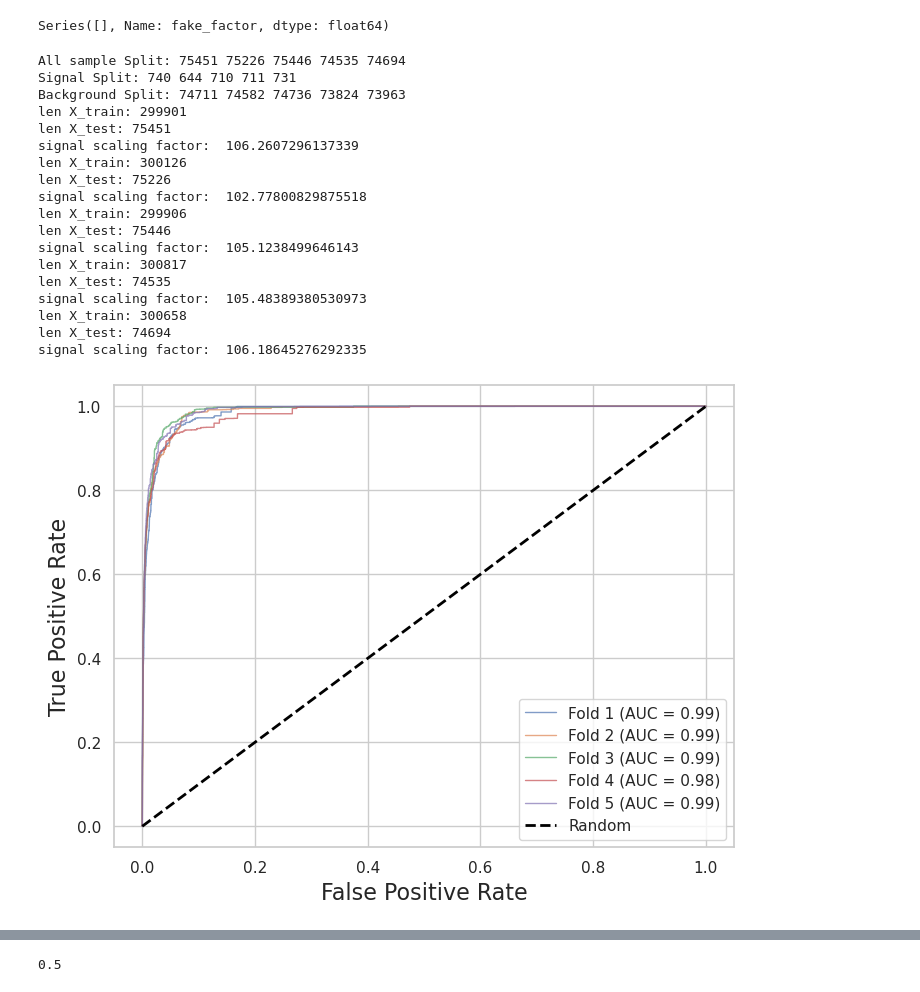
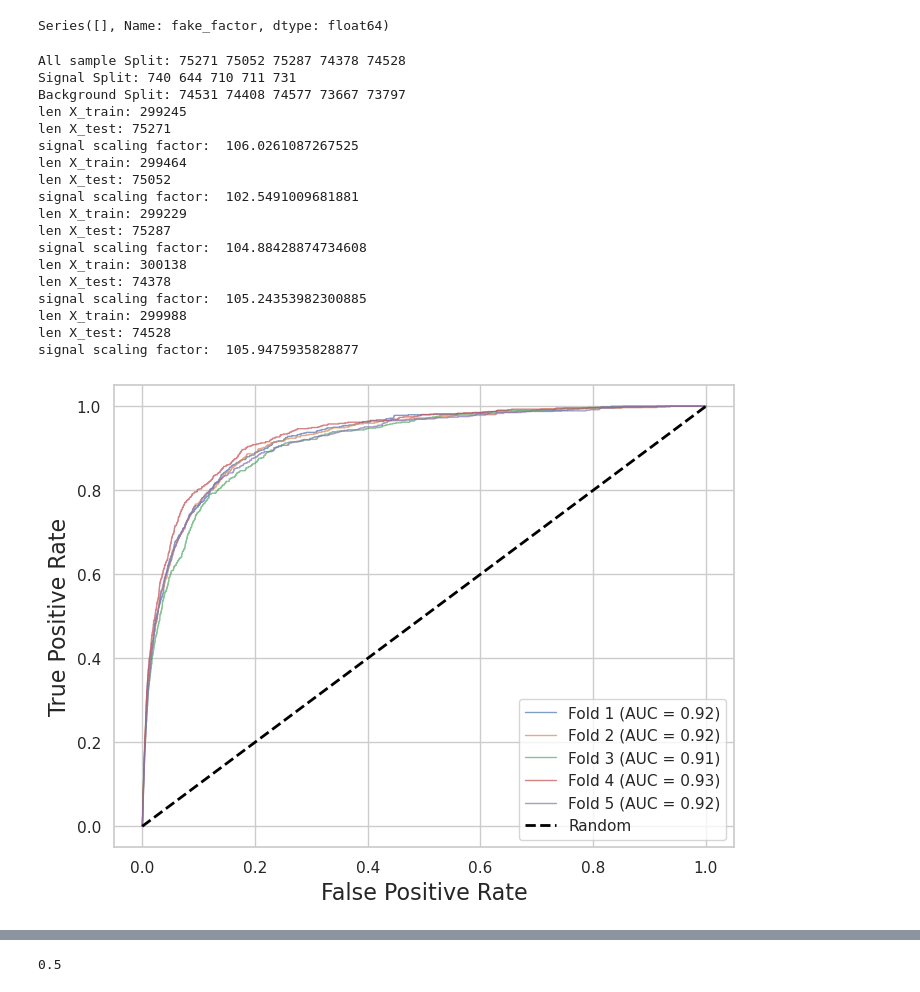
Before and after one commit to alig146/DiTau, a Jupyter notebook: analysis/Ana_v6.ipynb, the cells around one changed output, grey strips where cells are left out. Saved outputs shown, nothing was run; the diff lists cells and outputs as text; code cells hidden in the pictures.

```diff
--- a/analysis/Ana_v6.ipynb
+++ b/analysis/Ana_v6.ipynb
@@ -554,6 +581,6 @@ zll_plot = Var(zll_cut)
 # %%
 data_plot = Data_Var(data_cut)
 data_s = np.array(data_plot).T
-data_plot = pd.DataFrame(data_s, columns=['leadsubjet_pT', 'subleadsubjet_pT', 'visible_ditau_m', 'met', 'collinear_mass', 'met_sig', 'met_phi', 'event_number', 'k_t', 'kappa', 'delta_R', 'delta_phi', 'delta_eta', 'combined_weights', 'fake_factor'])
+data_plot = pd.DataFrame(data_s, columns=['subjet_pt', 'leadsubjet_pt', 'subleadsubjet_pt', 'visible_ditau_m', 'met', 'collinear_mass', 'met_sig', 'met_phi', 'event_number', 'k_t', 'kappa', 'delta_R', 'delta_phi', 'delta_eta', 'combined_weights', 'fake_factor'])
 print(len(data_plot))
 # %% [output]
@@ -561,17 +588,17 @@ print(len(data_plot))
 # %%
 #convert signal and background to pandas dataframe
-ggh_plot = pd.DataFrame(np.array(ggh_plot).T, columns=['leadsubjet_pT', 'subleadsubjet_pT', 'visible_ditau_m', 'met', 'collinear_mass', 'met_sig', 'met_phi', 'event_number', 'k_t', 'kappa', 'delta_R', 'delta_phi', 'delta_eta', 'combined_weights', 'fake_factor'])
-vbfh_plot = pd.DataFrame(np.array(vbfh_plot).T, columns=['leadsubjet_pT', 'subleadsubjet_pT', 'visible_ditau_m', 'met', 'collinear_mass', 'met_sig', 'met_phi', 'event_number', 'k_t', 'kappa', 'delta_R', 'delta_phi', 'delta_eta', 'combined_weights', 'fake_factor'])
-wh_plot = pd.DataFrame(np.array(wh_plot).T, columns=['leadsubjet_pT', 'subleadsubjet_pT', 'visible_ditau_m', 'met', 'collinear_mass', 'met_sig', 'met_phi', 'event_number', 'k_t', 'kappa', 'delta_R', 'delta_phi', 'delta_eta', 'combined_weights', 'fake_factor'])
-zh_plot = pd.DataFrame(np.array(zh_plot).T, columns=['leadsubjet_pT', 'subleadsubjet_pT', 'visible_ditau_m', 'met', 'collinear_mass', 'met_sig', 'met_phi', 'event_number', 'k_t', 'kappa', 'delta_R', 'delta_phi', 'delta_eta', 'combined_weights', 'fake_factor'])
-tth_plot = pd.DataFrame(np.array(tth_plot).T, columns=['leadsubjet_pT', 'subleadsubjet_pT', 'visible_ditau_m', 'met', 'collinear_mass', 'met_sig', 'met_phi', 'event_number', 'k_t', 'kappa', 'delta_R', 'delta_phi', 'delta_eta', 'combined_weights', 'fake_factor'])
+ggh_plot = pd.DataFrame(np.array(ggh_plot).T, columns=['subjet_pt', 'leadsubjet_pt', 'subleadsubjet_pt', 'visible_ditau_m', 'met', 'collinear_mass', 'met_sig', 'met_phi', 'event_number', 'k_t', 'kappa', 'delta_R', 'delta_phi', 'delta_eta', 'combined_weights', 'fake_factor'])
+vbfh_plot = pd.DataFrame(np.array(vbfh_plot).T, columns=['subjet_pt', 'leadsubjet_pt', 'subleadsubjet_pt', 'visible_ditau_m', 'met', 'collinear_mass', 'met_sig', 'met_phi', 'event_number', 'k_t', 'kappa', 'delta_R', 'delta_phi', 'delta_eta', 'combined_weights', 'fake_factor'])
+wh_plot = pd.DataFrame(np.array(wh_plot).T, columns=['subjet_pt', 'leadsubjet_pt', 'subleadsubjet_pt', 'visible_ditau_m', 'met', 'collinear_mass', 'met_sig', 'met_phi', 'event_number', 'k_t', 'kappa', 'delta_R', 'delta_phi', 'delta_eta', 'combined_weights', 'fake_factor'])
+zh_plot = pd.DataFrame(np.array(zh_plot).T, columns=['subjet_pt', 'leadsubjet_pt', 'subleadsubjet_pt', 'visible_ditau_m', 'met', 'collinear_mass', 'met_sig', 'met_phi', 'event_number', 'k_t', 'kappa', 'delta_R', 'delta_phi', 'delta_eta', 'combined_weights', 'fake_factor'])
+tth_plot = pd.DataFrame(np.array(tth_plot).T, columns=['subjet_pt', 'leadsubjet_pt', 'subleadsubjet_pt', 'visible_ditau_m', 'met', 'collinear_mass', 'met_sig', 'met_phi', 'event_number', 'k_t', 'kappa', 'delta_R', 'delta_phi', 'delta_eta', 'combined_weights', 'fake_factor'])
 
-vv_plot = pd.DataFrame(np.array(vv_plot).T, columns=['leadsubjet_pT', 'subleadsubjet_pT', 'visible_ditau_m', 'met', 'collinear_mass', 'met_sig', 'met_phi', 'event_number', 'k_t', 'kappa', 'delta_R', 'delta_phi', 'delta_eta', 'combined_weights', 'fake_factor'])
-top_plot = pd.DataFrame(np.array(top_plot).T, columns=['leadsubjet_pT', 'subleadsubjet_pT', 'visible_ditau_m', 'met', 'collinear_mass', 'met_sig', 'met_phi', 'event_number', 'k_t', 'kappa', 'delta_R', 'delta_phi', 'delta_eta', 'combined_weights', 'fake_factor'])
-ztt_plot = pd.DataFrame(np.array(ztt_plot).T, columns=['leadsubjet_pT', 'subleadsubjet_pT', 'visible_ditau_m', 'met', 'collinear_mass', 'met_sig', 'met_phi', 'event_number', 'k_t', 'kappa', 'delta_R', 'delta_phi', 'delta_eta', 'combined_weights', 'fake_factor'])
-ttv_plot = pd.DataFrame(np.array(ttv_plot).T, columns=['leadsubjet_pT', 'subleadsubjet_pT', 'visible_ditau_m', 'met', 'collinear_mass', 'met_sig', 'met_phi', 'event_number', 'k_t', 'kappa', 'delta_R', 'delta_phi', 'delta_eta', 'combined_weights', 'fake_factor'])
-w_plot = pd.DataFrame(np.array(w_plot).T, columns=['leadsubjet_pT', 'subleadsubjet_pT', 'visible_ditau_m', 'met', 'collinear_mass', 'met_sig', 'met_phi', 'event_number', 'k_t', 'kappa', 'delta_R', 'delta_phi', 'delta_eta', 'combined_weights', 'fake_factor'])
-zll_plot = pd.DataFrame(np.array(zll_plot).T, columns=['leadsubjet_pT', 'subleadsubjet_pT', 'visible_ditau_m', 'met', 'collinear_mass', 'met_sig', 'met_phi', 'event_number', 'k_t', 'kappa', 'delta_R', 'delta_phi', 'delta_eta', 'combined_weights', 'fake_factor'])
+vv_plot = pd.DataFrame(np.array(vv_plot).T, columns=['subjet_pt', 'leadsubjet_pt', 'subleadsubjet_pt', 'visible_ditau_m', 'met', 'collinear_mass', 'met_sig', 'met_phi', 'event_number', 'k_t', 'kappa', 'delta_R', 'delta_phi', 'delta_eta', 'combined_weights', 'fake_factor'])
+top_plot = pd.DataFrame(np.array(top_plot).T, columns=['subjet_pt', 'leadsubjet_pt', 'subleadsubjet_pt', 'visible_ditau_m', 'met', 'collinear_mass', 'met_sig', 'met_phi', 'event_number', 'k_t', 'kappa', 'delta_R', 'delta_phi', 'delta_eta', 'combined_weights', 'fake_factor'])
+ztt_plot = pd.DataFrame(np.array(ztt_plot).T, columns=['subjet_pt', 'leadsubjet_pt', 'subleadsubjet_pt', 'visible_ditau_m', 'met', 'collinear_mass', 'met_sig', 'met_phi', 'event_number', 'k_t', 'kappa', 'delta_R', 'delta_phi', 'delta_eta', 'combined_weights', 'fake_factor'])
+ttv_plot = pd.DataFrame(np.array(ttv_plot).T, columns=['subjet_pt', 'leadsubjet_pt', 'subleadsubjet_pt', 'visible_ditau_m', 'met', 'collinear_mass', 'met_sig', 'met_phi', 'event_number', 'k_t', 'kappa', 'delta_R', 'delta_phi', 'delta_eta', 'combined_weights', 'fake_factor'])
+w_plot = pd.DataFrame(np.array(w_plot).T, columns=['subjet_pt', 'leadsubjet_pt', 'subleadsubjet_pt', 'visible_ditau_m', 'met', 'collinear_mass', 'met_sig', 'met_phi', 'event_number', 'k_t', 'kappa', 'delta_R', 'delta_phi', 'delta_eta', 'combined_weights', 'fake_factor'])
+zll_plot = pd.DataFrame(np.array(zll_plot).T, columns=['subjet_pt', 'leadsubjet_pt', 'subleadsubjet_pt', 'visible_ditau_m', 'met', 'collinear_mass', 'met_sig', 'met_phi', 'event_number', 'k_t', 'kappa', 'delta_R', 'delta_phi', 'delta_eta', 'combined_weights', 'fake_factor'])
 # %%
 len(vbfh_plot), len(ggh_plot), len(wh_plot), len(zh_plot), len(tth_plot), len(vv_plot), len(top_plot), len(ztt_plot), len(ttv_plot), len(w_plot), len(zll_plot)
 # %% [output]
@@ -1040,17 +1052,13 @@ df = pd.concat([data_plot, ggh_plot, vbfh_plot, wh_plot, zh_plot, tth_plot, vv_p
 #     'visible_ditau_m', 'k_t', 'delta_R', 'combined_weights', 'label'
 # ]
 training_var = [
-    'leadsubjet_pT', 'subleadsubjet_pT', 'visible_ditau_m',
+    'leadsubjet_pt', 'subleadsubjet_pt', 'visible_ditau_m',
     'collinear_mass', 'delta_R', 'delta_phi', 'delta_eta', 'label', 'met', 'met_sig', 'event_number', 'fake_factor', 'combined_weights'
 ]
 
 df = df[training_var]
 
-# df['fake_factor'] = df['fake_factor']
-
-# add 1 to combined_weights with vlaues less than one
 df['combined_weights'] = abs(df['combined_weights'])
-
 
 # df['delta_R'] = np.log(1/df['delta_R'])
 # df['k_t'] = np.log(df['k_t'])
@@ -1109,8 +1117,8 @@ bkg_weghts = []
 
 bdt_training_var = ['f0', 'f1', 'f2', 'f3', 'f4', 'f5', 'f6']
 feature_name_mapping = {
-    'leadsubjet_pT': 'f0',
-    'subleadsubjet_pT': 'f1',
+    'leadsubjet_pt': 'f0',
+    'subleadsubjet_pt': 'f1',
     'visible_ditau_m': 'f2',
     'collinear_mass': 'f3',
     'delta_R': 'f4',
@@ -1155,54 +1163,55 @@ for i in range(len(df_split)):
     'random_state': 2,
     'scale_pos_weight': scale_pos_weight,
     'base_score': 0.5,
     'objective':'binary:logistic',
     'gamma': 0.001,
     'verbosity': 1
     }
     model = XGBClassifier(**params)
     # Train the model
-    model.fit(X_train, y_train, sample_weight=evnt_w_train)
+    model.fit(X_train, y_train)
     # models.append(model)
     booster = model.get_booster()
     booster.dump_model('xgboost_k_fold_model_{}.txt'.format(i))
 
     # Predict probabilities for the test set
     y_pred_proba = model.predict_proba(X_test)
     # Extract scores for signal and background
     signal_scores.extend(y_pred_proba[:, 1][y_test == 1])
     background_scores.extend(y_pred_proba[:, 1][y_test == 0])
-    signal_weights.extend(ff_test[y_test == 1])
-    bkg_weghts.extend(ff_test[y_test == 0])
 
-    fpr, tpr, _ = roc_curve(y_test, y_pred_proba[:, 1], sample_weight=evnt_w_test)
+    # signal_weights.extend(ff_test[y_test == 1])
+    # bkg_weghts.extend(ff_test[y_test == 0])
+
+    fpr, tpr, _ = roc_curve(y_test, y_pred_proba[:, 1])
     roc_auc = auc(fpr, tpr)
     plt.plot(fpr, tpr, lw=1, alpha=0.7, label=f'Fold {i+1} (AUC = {roc_auc:.2f})')
 
 plt.plot([0, 1], [0, 1], linestyle='--', color='black', lw=2, label='Random')
 plt.xlabel('False Positive Rate', fontsize=16)
 plt.ylabel('True Positive Rate', fontsize=16)
 plt.legend(loc='lower right')
 plt.grid(True)
 plt.show()
 # %% [output]
-All sample Split: 75451 75226 75446 74535 74694
+All sample Split: 75271 75052 75287 74378 74528
 Signal Split: 740 644 710 711 731
-Background Split: 74711 74582 74736 73824 73963
-len X_train: 299901
-len X_test: 75451
-signal scaling factor:  106.2607296137339
-len X_train: 300126
-len X_test: 75226
-signal scaling factor:  102.77800829875518
-len X_train: 299906
-len X_test: 75446
-signal scaling factor:  105.1238499646143
-len X_train: 300817
-len X_test: 74535
-signal scaling factor:  105.48389380530973
-len X_train: 300658
-len X_test: 74694
-signal scaling factor:  106.18645276292335
+Background Split: 74531 74408 74577 73667 73797
+len X_train: 299245
+len X_test: 75271
+signal scaling factor:  106.0261087267525
+len X_train: 299464
+len X_test: 75052
+signal scaling factor:  102.5491009681881
+len X_train: 299229
+len X_test: 75287
+signal scaling factor:  104.88428874734608
+len X_train: 300138
+len X_test: 74378
+signal scaling factor:  105.24353982300885
+len X_train: 299988
+len X_test: 74528
+signal scaling factor:  105.9475935828877
-[figure, old version]
+[figure, new version]
 # %%
 plt.figure(figsize=(8, 6))
```
Also changed, not shown: parts of 21 cells of this notebook, 4 other files.
